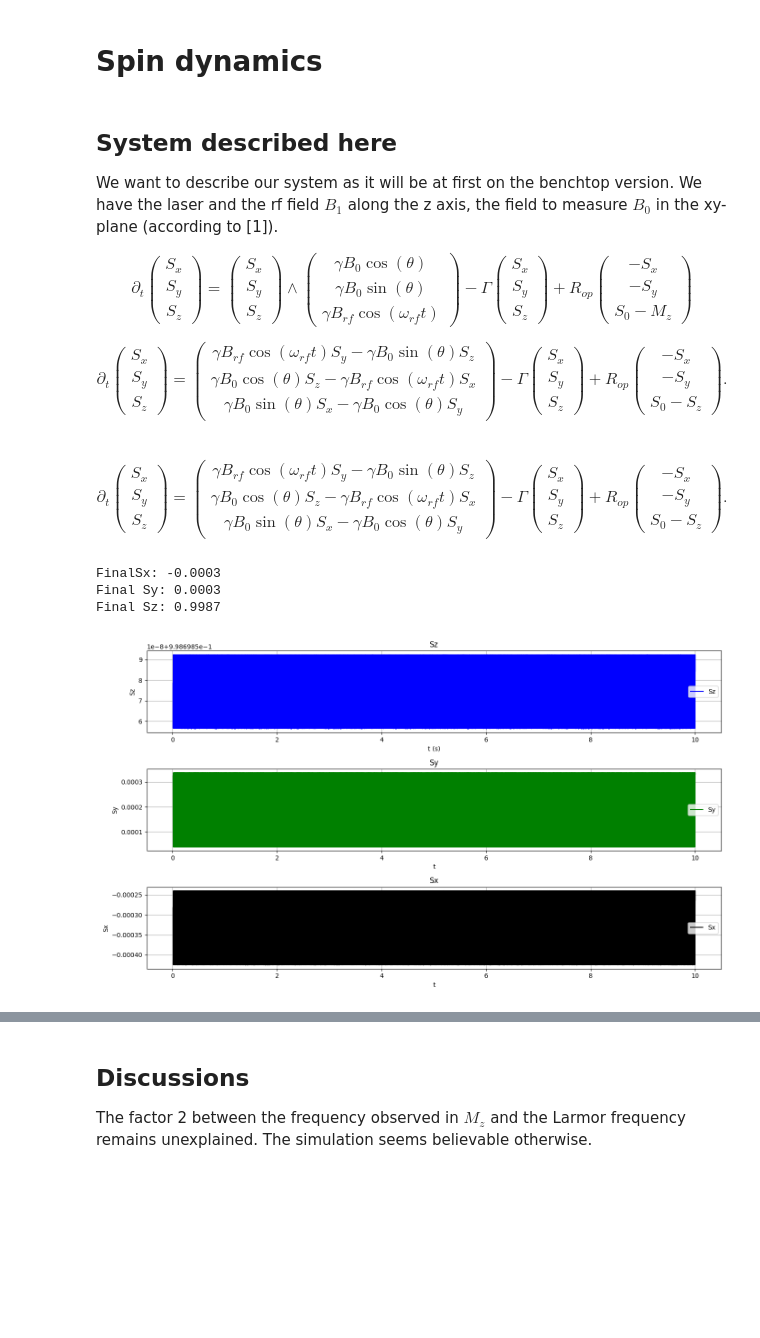
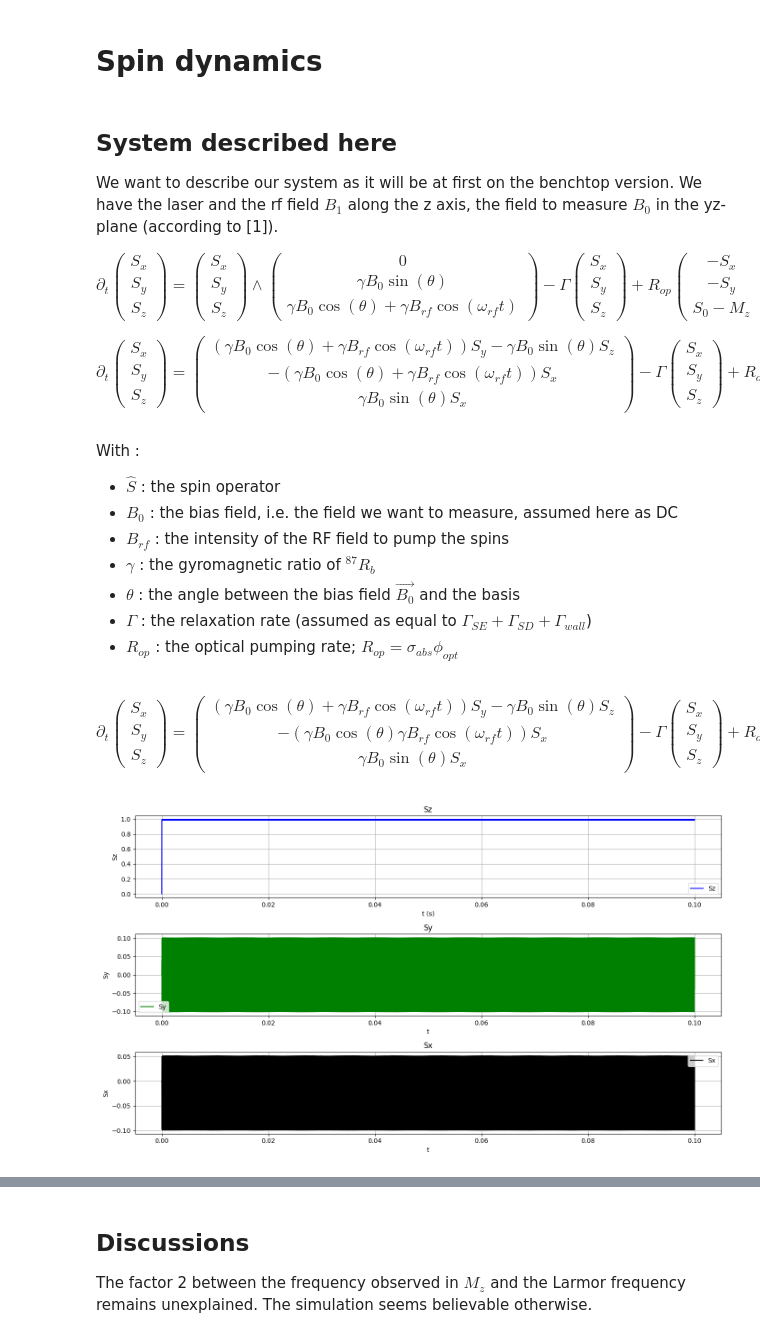
Before and after one commit to GuillaumeCLEMENT314/FHNW-, a Jupyter notebook: bloch_SOOPM.ipynb, the cells around one changed output, grey strips where cells are left out. Drawn from its saved outputs; the diff is of its cells as text; code cells hidden in the pictures; blank space fills up the shorter version.

```diff
--- a/bloch_SOOPM.ipynb
+++ b/bloch_SOOPM.ipynb
@@ -12,21 +12,30 @@ from scipy.constants import *
 ## System described here
 
 We want to describe our system as it will be at first on the benchtop version.
-We have the laser and the rf field $B_1$ along the z axis, the field to measure $B_0$ in the  xy-plane (according to [1]).
+We have the laser and the rf field $B_1$ along the z axis, the field to measure $B_0$ in the  yz-plane (according to [1]).
 
-$$ \partial_t \begin{pmatrix} S_x \\ S_y \\ S_z \end{pmatrix} = \begin{pmatrix} S_x \\ S_y \\ S_z \end{pmatrix} \wedge \begin{pmatrix} \gamma B_0 \cos(\theta) \\ \gamma B_0 \sin(\theta) \\ \gamma B_{rf}\cos(\omega_{rf} t) \end{pmatrix} - \Gamma \begin{pmatrix} S_x \\ S_y \\ S_z \end{pmatrix} + R_{op} \begin{pmatrix}- S_x \\ - S_y \\ S_0-M_z\end{pmatrix} $$
+$$ \partial_t \begin{pmatrix} S_x \\ S_y \\ S_z \end{pmatrix} = \begin{pmatrix} S_x \\ S_y \\ S_z \end{pmatrix} \wedge \begin{pmatrix} 0 \\ \gamma B_0 \sin(\theta) \\ \gamma B_0 \cos(\theta) + \gamma B_{rf}\cos(\omega_{rf} t) \end{pmatrix} - \Gamma \begin{pmatrix} S_x \\ S_y \\ S_z \end{pmatrix} + R_{op} \begin{pmatrix}- S_x \\ - S_y \\ S_0-M_z\end{pmatrix} $$
 
 
 $$
 \partial_t \begin{pmatrix} S_x \\ S_y \\ S_z \end{pmatrix} =
 \begin{pmatrix}
-\gamma B_{rf} \cos(\omega_{rf} t) S_y - \gamma B_0\sin(\theta) S_z  \\
-\gamma B_0 \cos(\theta) S_z - \gamma B_{rf} \cos(\omega_{rf} t) S_x  \\
-\gamma B_0 \sin(\theta) S_x - \gamma B_0 \cos(\theta) S_y
+\left(\gamma B_0 \cos(\theta) +\gamma B_{rf} \cos(\omega_{rf} t) \right) S_y - \gamma B_0\sin(\theta) S_z  \\
+- \left( \gamma B_0 \cos(\theta) + \gamma B_{rf} \cos(\omega_{rf} t) \right) S_x  \\
+\gamma B_0 \sin(\theta) S_x
 \end{pmatrix}
 - \Gamma \begin{pmatrix} S_x \\ S_y \\ S_z \end{pmatrix}
 + R_{op} \begin{pmatrix} - S_x \\ - S_y \\ S_0 - S_z \end{pmatrix}.
 $$
+# %% [markdown]
+With :
+- $\hat{S}$ : the spin operator
+- $B_0$ : the bias field, i.e. the field we want to measure, assumed here as DC
+- $B_{rf}$ : the intensity of the RF field to pump the spins
+- $\gamma$ : the gyromagnetic ratio of $^{87}R_b$
+- $\theta$ : the angle between the bias field $\vec{B_0}$ and the basis
+- $\Gamma$ : the relaxation rate (assumed as equal to $\Gamma_{SE} + \Gamma_{SD} + \Gamma_{wall}$)
+- $R_{op}$ : the optical pumping rate; $R_{op} = \sigma_{abs} \phi_{opt}$
 # %%
 ## Constants
 gamma = 7e9    # Gyromagnetic ratio (Hz/T)
@@ -35,11 +44,11 @@ mu_B = 9.2740100657e-24 # J/T Bohr Magneton
 
 ## Parameters
 Gamma = 2000    # Relaxation rate (Hz)
-R_op = 3.07e7*0.1*0.5   # Optical pumping rate (Hz)
+R_op = 3e5   # Optical pumping rate (Hz)
 
-B_0 = 100e-9    # Static field intensity (Tesla)
-B_1 = 1e-4      # RF field intensity (Tesla)
-theta = 60*np.pi/180
+B_0 = 100e-7    # Static field intensity (Tesla)
+B_1 = 1e-3      # RF field intensity (Tesla)
+theta = 45*np.pi/180
 
 P_laser = 0.2e-3 # Laser power (W)
 beam_diameter = 1e-3 # self-explanatory (m)
@@ -56,13 +65,12 @@ n = P/(k*T)     # Rb density (m^-3)
 N = P*V/(k*T) # Number of particles
 S_0 = 1      # maximum magnetization
 # %% [markdown]
-
 $$
 \partial_t \begin{pmatrix} S_x \\ S_y \\ S_z \end{pmatrix} =
 \begin{pmatrix}
-\gamma B_{rf} \cos(\omega_{rf} t) S_y - \gamma B_0\sin(\theta) S_z  \\
-\gamma B_0 \cos(\theta) S_z - \gamma B_{rf} \cos(\omega_{rf} t) S_x  \\
-\gamma B_0 \sin(\theta) S_x - \gamma B_0 \cos(\theta) S_y
+\left(\gamma B_0 \cos(\theta) +\gamma B_{rf} \cos(\omega_{rf} t) \right) S_y - \gamma B_0\sin(\theta) S_z  \\
+- \left( \gamma B_0 \cos(\theta) \gamma B_{rf} \cos(\omega_{rf} t) \right) S_x  \\
+\gamma B_0 \sin(\theta) S_x
 \end{pmatrix}
 - \Gamma \begin{pmatrix} S_x \\ S_y \\ S_z \end{pmatrix}
 + R_{op} \begin{pmatrix} - S_x \\ - S_y \\ S_0 - S_z \end{pmatrix}.
@@ -71,13 +79,12 @@ $$
 def bloch_equations(t, S, gamma, B_0, B_1, omega, Gamma, R_op, S_0):
     Sx, Sy, Sz = S
     cos_omega_t = np.cos(omega * t)
-    term1 = B_1 * cos_omega_t
-    term2 = B_0 * np.cos(theta)
-    term3 = B_0 * np.sin(theta)
+    term1 = B_1 * cos_omega_t + B_0 * np.cos(theta)
+    term2 = B_0 * np.sin(theta)
 
-    dSxdt = gamma * term1 * Sy - gamma * term3 * Sz - (Gamma + R_op) *Sx
-    dSydt = gamma * term2 * Sz - gamma * term1 *Sx - (Gamma + R_op) * Sy
-    dSzdt = gamma * term3 *Sx - gamma * term2 * Sy - (Gamma) * Sz + R_op * (S_0 - Sz)
+    dSxdt = gamma * term1 * Sy - gamma * term2 * Sz - (Gamma + R_op) * Sx
+    dSydt =  - gamma * term1 * Sx - (Gamma + R_op) * Sy
+    dSzdt = gamma * term2 * Sx - (Gamma) * Sz + R_op * (S_0 - Sz)
     return [dSxdt, dSydt, dSzdt]
 
 def solve_bloch_equations(initial_state, t_span, t_eval, gamma, B_0, B_1, omega, Gamma, R_op, S_0):
@@ -92,8 +99,8 @@ def solve_bloch_equations(initial_state, t_span, t_eval, gamma, B_0, B_1, omega,
     return solution
 
 initial_state = [0, 0, 0]
-t_span = [0, 10]
-sampling_rate = 1000000
+t_span = [0, 1e-1]
+sampling_rate = int(3*gamma*B_0) #adjust to have a frequency that allows me to detect the oscillation
 t_eval = np.linspace(t_span[0], t_span[1], sampling_rate)
 
 solution = solve_bloch_equations(initial_state, t_span, t_eval, gamma = gamma, B_0 = B_0, B_1 = B_1, omega = omega, Gamma = Gamma, R_op = R_op, S_0=S_0)
@@ -104,42 +111,38 @@ Sx, Sy, Sz = solution.y
 print(f"FinalSx: {Sx[-1]:.4f}")
 print(f"Final Sy: {Sy[-1]:.4f}")
 print(f"Final Sz: {Sz[-1]:.4f}")
-# %% [output]
-FinalSx: -0.0003
-Final Sy: 0.0003
-Final Sz: 0.9987
 # %%
 %matplotlib widget
 fig, axes = plt.subplots(nrows=3, ncols=1, figsize=(14, 8))
 
-points_to_skip = 1000
+points_to_skip = 0
 
 axes[0].plot(t[points_to_skip:], Sz[points_to_skip:], color='blue', label='Sz')
 axes[0].set_title('Sz')
 axes[0].set_xlabel('t (s)')
 axes[0].set_ylabel('Sz')
 axes[0].legend()
 axes[0].grid(True)
 
 axes[1].plot(t[points_to_skip:], Sy[points_to_skip:], color='green', label='Sy')
 axes[1].set_title('Sy')
 axes[1].set_xlabel('t')
 axes[1].set_ylabel('Sy')
 axes[1].legend()
 axes[1].grid(True)
 
 axes[2].plot(t[points_to_skip:],Sx[points_to_skip:], color='black', label='Sx')
 axes[2].set_title('Sx')
 axes[2].set_xlabel('t')
 axes[2].set_ylabel('Sx')
 axes[2].legend()
 axes[2].grid(True)
 
 plt.tight_layout()
 
 plt.show()
 # %% [output]
-[figure, old version]
+[figure, new version]
 # %%
 dt = t_eval[1]-t_eval[0]
 freq = np.fft.rfftfreq(len(t_eval[points_to_skip:]), d=dt)
```
Also changed, not shown: parts of 5 cells of this notebook.
